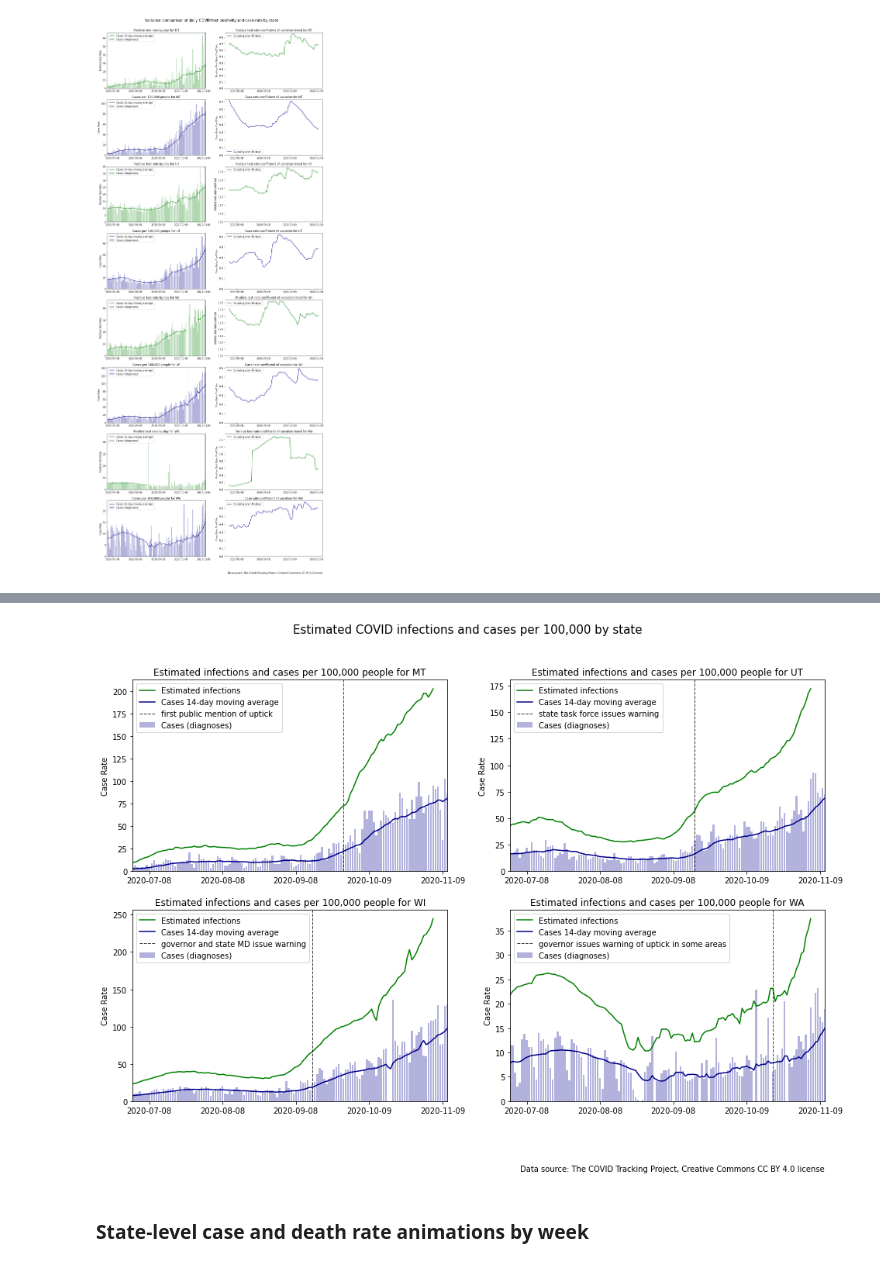
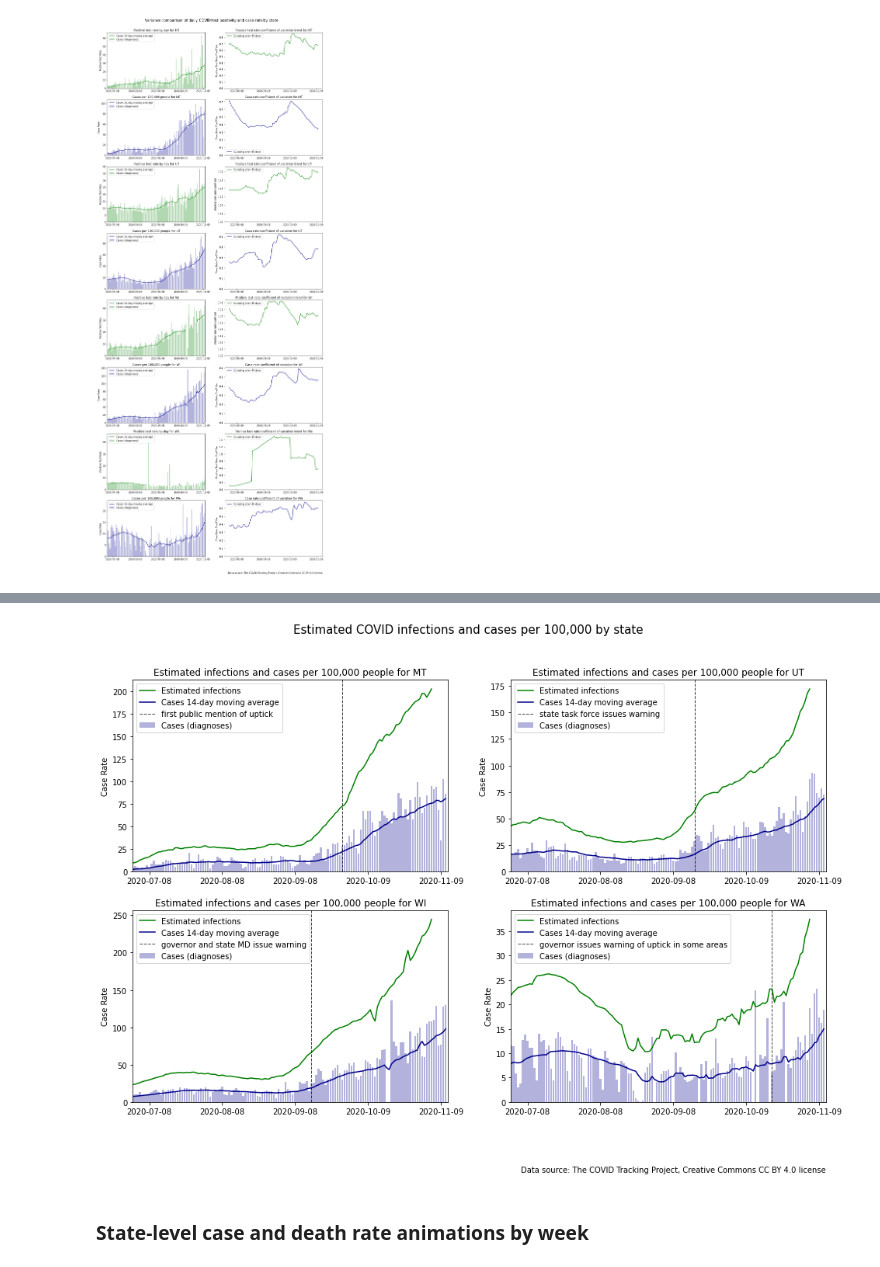
Before and after one commit to salvir1/COVID-19-outbreak-data-analysis, a Jupyter notebook: covid-delay-dissection.ipynb, the cells around one changed output, grey strips where cells are left out. Saved outputs shown, nothing was run; the diff lists cells and outputs as text; code cells hidden in the pictures.

```diff
--- a/covid-delay-dissection.ipynb
+++ b/covid-delay-dissection.ipynb
@@ -208,29 +210,30 @@ plt.savefig('img/case-rate-and-est-infections.png')
 # %%
 # Chart set: Estimated infections and diagnoses with state recognition of emerging outbreak
 
 # define macro variables
 infection_shift = -6 # Number of days new active infection appears before positive case enters database (negative)
 tick_spacing = 31 # Display one tick per month
 scale = 2.5
 states_list = ['MT', 'UT', 'WI', 'WA']
 figs = len(states_list)
 recognition_dict = {
                     'MT': ['2020-09-28', 'first public mention of uptick'],
                     'UT': ['2020-09-17', 'state task force issues warning'],
                     'WI': ['2020-09-15', 'governor and state MD issue warning'],
                     'WA': ['2020-10-20', 'governor issues warning of uptick in some areas'],
                     }
 
 fig,axs = plt.subplots(((figs-1)//2 + 1),2,figsize=(16,(5 * ((figs-1)//2 + 1))))
 fig.suptitle(f'Estimated COVID infections and cases per 100,000 by state', size=15) # , y=0.95
 plt.figtext(0.9, 0, 'Data source: The COVID Tracking Project, Creative Commons CC BY 4.0 license', horizontalalignment='right')
 for i, ax in enumerate(axs.flatten()):
     if i < len(states_list):
         ST_df = df_state[df_state['state'] == states_list[i]]
         case_rate_with_new_infections(ax, ST_df, states_list[i], tick_spacing, scale, infection_shift, axvline_date=recognition_dict[states_list[i]])
-plt.savefig('img/COVID-infections-and-cases-with-response.png')
+plt.savefig('img/COVID-infections-and-cases-with-response.png', bbox_inches = 'tight',
+    pad_inches = 0.2)
 # %% [output]
-[figure, old version]
+[figure, new version]
 # %% [markdown]
 ### State-level case and death rate animations by week
 # %%
```
Also changed, not shown: parts of 2 cells of this notebook, 3 other files.
